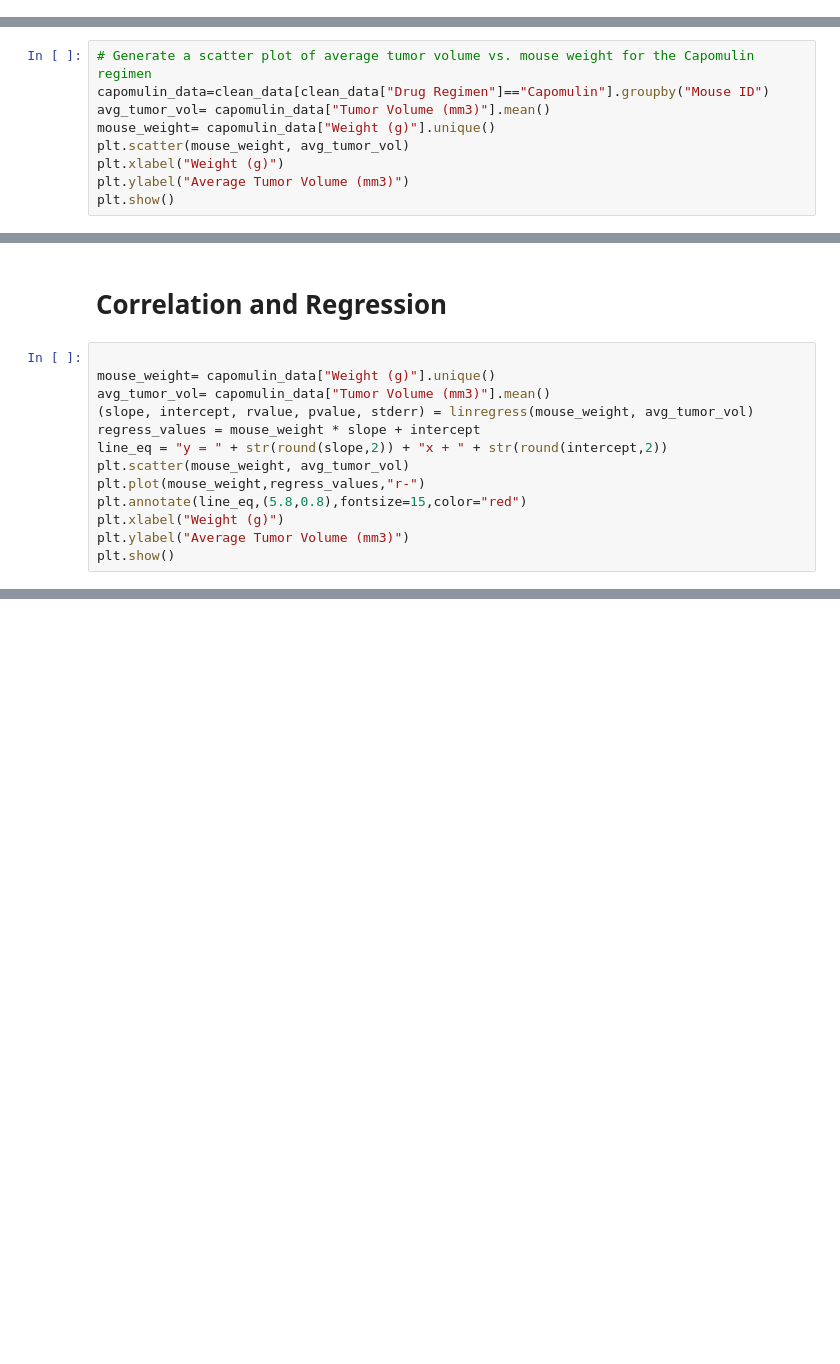
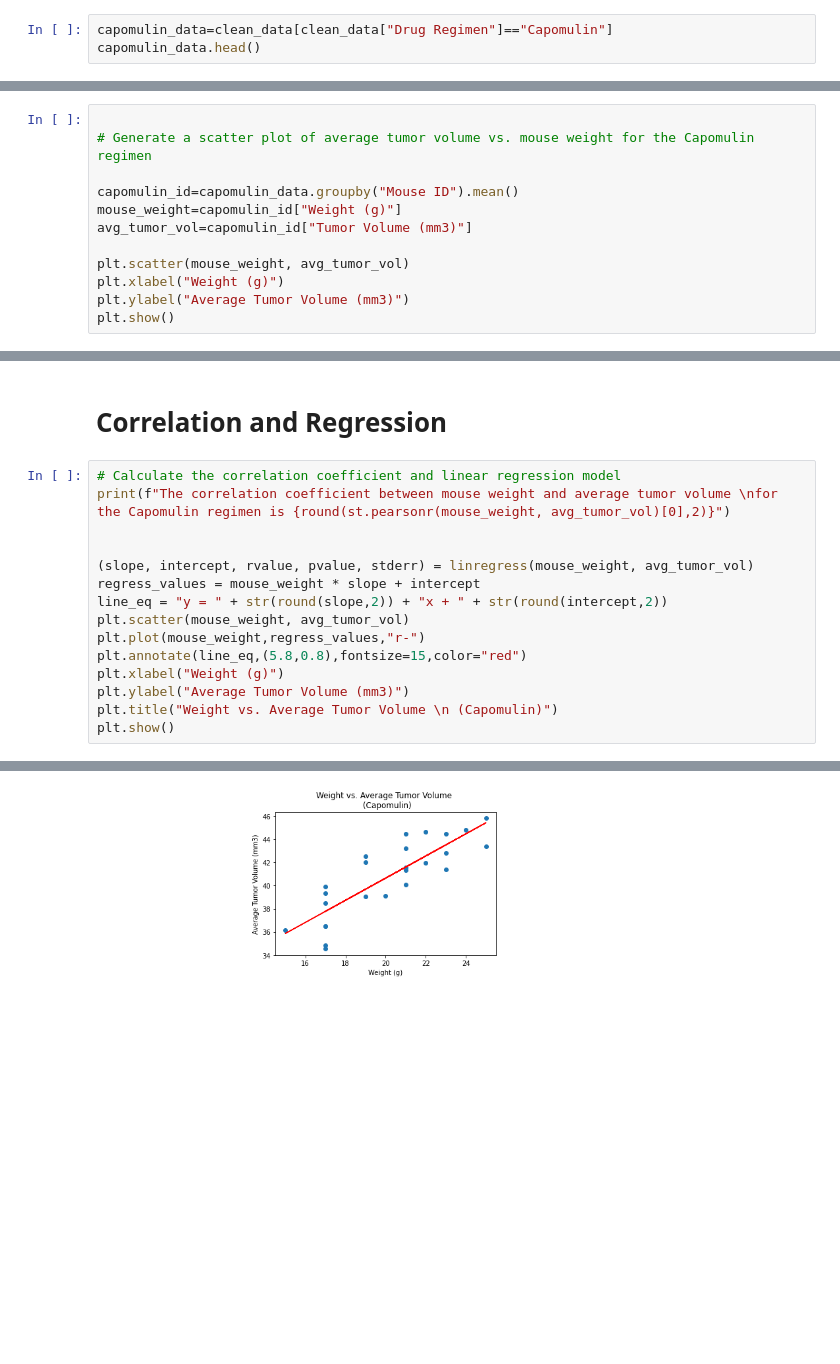
Before and after one commit to Colleen-Cobb/matplotlib-challenge, a Jupyter notebook: Pymaceuticals.ipynb, the cells around one changed output, grey strips where cells are left out. Cells and saved outputs as stored; diff of their text form; blank space fills up the shorter version.

```diff
--- a/Pymaceuticals.ipynb
+++ b/Pymaceuticals.ipynb
@@ -333,3 +295,6 @@ plt.ylabel("Tumor Volume (mm3)")
 plt.show()
 # %% [output]
 [figure]
+# %%
+capomulin_data=clean_data[clean_data["Drug Regimen"]=="Capomulin"]
+capomulin_data.head()
@@ -336,8 +308,11 @@ plt.show()
 # %%
+
 # Generate a scatter plot of average tumor volume vs. mouse weight for the Capomulin regimen
-capomulin_data=clean_data[clean_data["Drug Regimen"]=="Capomulin"].groupby("Mouse ID")
-avg_tumor_vol= capomulin_data["Tumor Volume (mm3)"].mean()
-mouse_weight= capomulin_data["Weight (g)"].unique()
+
+capomulin_id=capomulin_data.groupby("Mouse ID").mean()
+mouse_weight=capomulin_id["Weight (g)"]
+avg_tumor_vol=capomulin_id["Tumor Volume (mm3)"]
+
 plt.scatter(mouse_weight, avg_tumor_vol)
 plt.xlabel("Weight (g)")
 plt.ylabel("Average Tumor Volume (mm3)")
@@ -347,9 +322,10 @@ plt.show()
 # %% [markdown]
 # Correlation and Regression
 # %%
+# Calculate the correlation coefficient and linear regression model
+print(f"The correlation coefficient between mouse weight and average tumor volume \nfor the Capomulin regimen is {round(st.pearsonr(mouse_weight, avg_tumor_vol)[0],2)}")
 
-mouse_weight= capomulin_data["Weight (g)"].unique()
-avg_tumor_vol= capomulin_data["Tumor Volume (mm3)"].mean()
+
 (slope, intercept, rvalue, pvalue, stderr) = linregress(mouse_weight, avg_tumor_vol)
 regress_values = mouse_weight * slope + intercept
 line_eq = "y = " + str(round(slope,2)) + "x + " + str(round(intercept,2))
@@ -358,5 +334,6 @@ plt.plot(mouse_weight,regress_values,"r-")
 plt.annotate(line_eq,(5.8,0.8),fontsize=15,color="red")
 plt.xlabel("Weight (g)")
 plt.ylabel("Average Tumor Volume (mm3)")
+plt.title("Weight vs. Average Tumor Volume \n (Capomulin)")
 plt.show()
 # %% [output]
@@ -363,0 +342 @@ AttributeError: 'float' object has no attribute 'shape'
+[figure, added]
```
Also changed, not shown: parts of 13 cells of this notebook, 2 other files.
